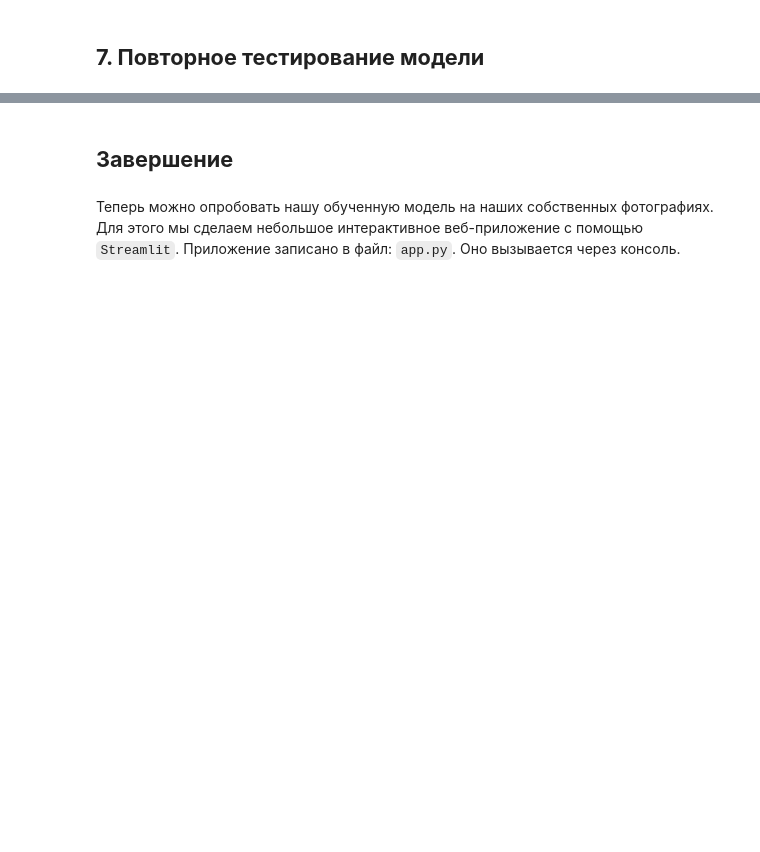
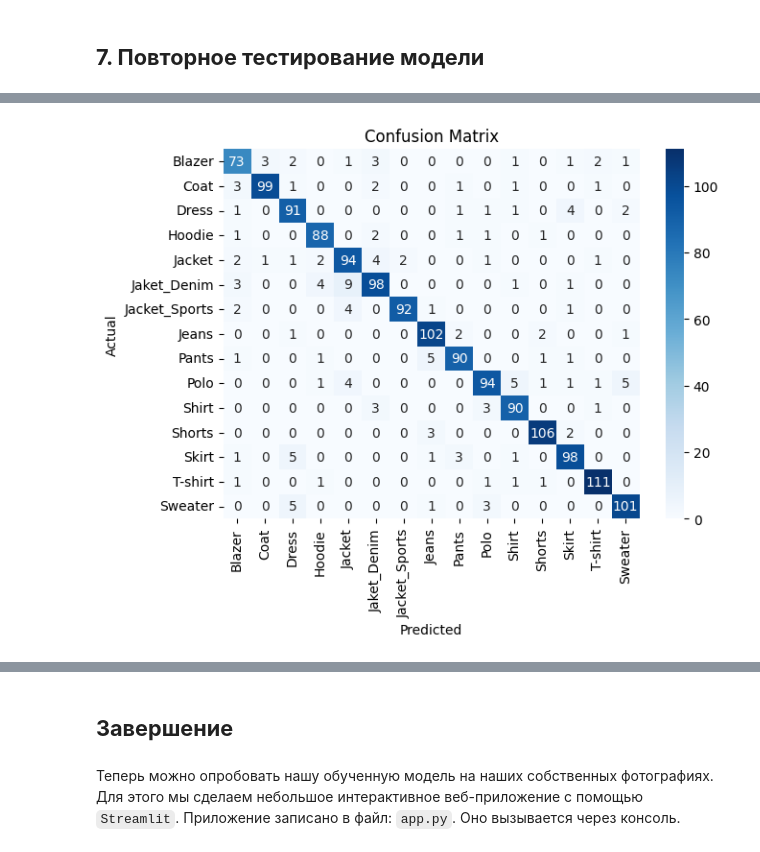
Before and after one commit to AkyLkaNastya/clothes, a Jupyter notebook: clothes_classifier.ipynb, the cells around one changed output, grey strips where cells are left out. Cells and saved outputs as stored; diff of their text form; code cells hidden in the pictures; blank space fills up the shorter version.

```diff
--- a/clothes_classifier.ipynb
+++ b/clothes_classifier.ipynb
@@ -763,8 +776,3 @@ print_frozen_layers(model)
 213. Слой 'classifier.1.bias' разморожен
 # %% [markdown]
 Теперь мы можем попробовать дообучить модель на 10 эпохах
-# %%
-best_val_loss = float('inf')
-
-optimizer = optim.SGD(model.parameters(), lr=0.01, momentum=0.9, weight_decay=1e-4)
-scheduler = ReduceLROnPlateau(optimizer, mode='min', factor=0.1, patience=3, min_lr=1e-6)
@@ -946,3 +856,5 @@ def upgrade_model_training(def_model, start, num_epochs, learning_rate):
 
     # Сохранение финальной модели
     torch.save(def_model.state_dict(), 'final_model_finetuned.pth')
+# %%
+upgrade_model_training(model, 1, 10, 0.01)
@@ -1066,0 +1013,4 @@ conf_matrix(best_finetuned_all_preds, best_finetuned_all_labels, 'best')
+# %%
+conf_matrix(final_finetuned_all_preds, final_finetuned_all_labels)
+# %% [output]
+[figure, added]
```
Also changed, not shown: parts of 36 cells of this notebook, 11 other files.
